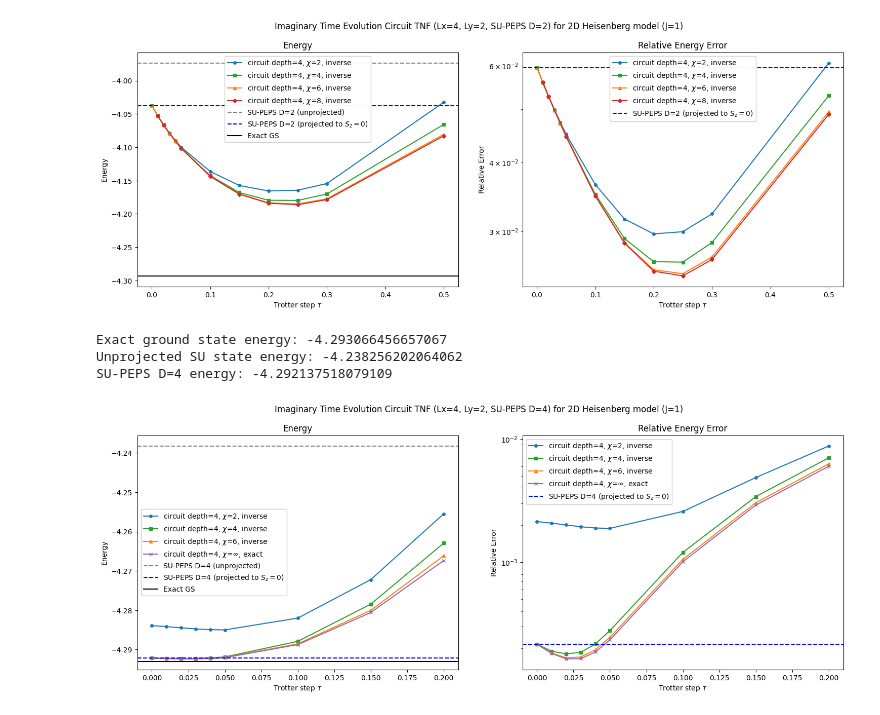
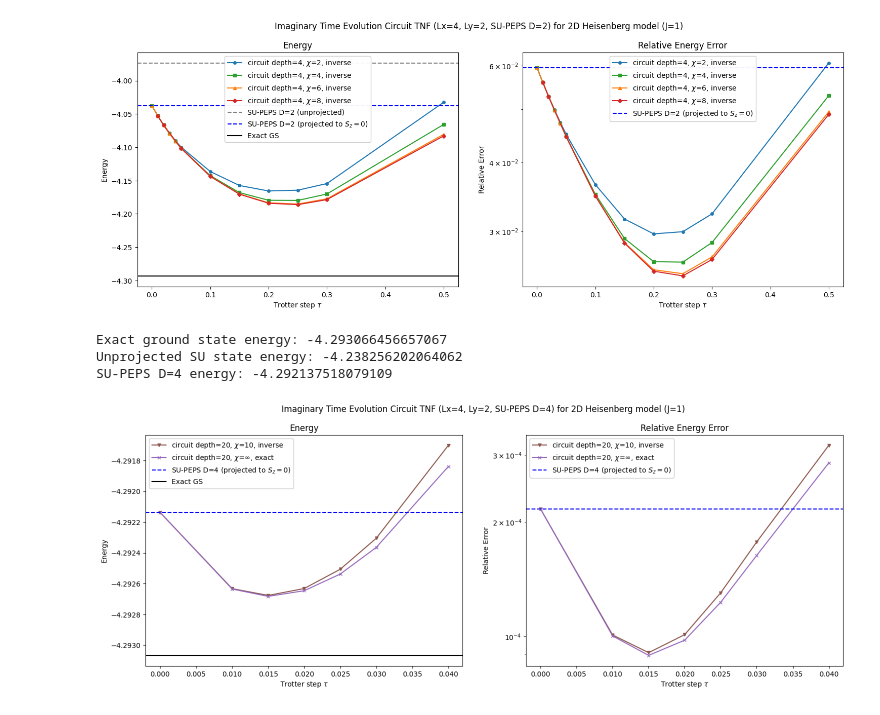
Before and after one commit to sjdu10/vmc_torch, a Jupyter notebook: vmc_torch/experiment/circuitTNF/plot2d.ipynb, the cells around one changed output. Drawn from its saved outputs; the diff is of its cells as text; code cells hidden in the pictures.

```diff
--- a/vmc_torch/experiment/circuitTNF/plot2d.ipynb
+++ b/vmc_torch/experiment/circuitTNF/plot2d.ipynb
@@ -196,8 +196,8 @@ for from_which in ['zmax']:
         max_bond = int(parts[5].split('=')[1])
         data_dict[(depth, tau, max_bond)] = Es
 
-    depth = 4
-    chis = [2, 4, 6, 8, -1]
+    depth = 20
+    chis = [2, 4, 6, 8, 10, -1]
     chi_symbol = {2: 'o', 4: 's', 6: '^', 8: 'D', -1: 'x', 10: 'v'}
     chi_colors = {2: 'tab:blue', 4: 'tab:green', 6: 'tab:orange', 8: 'tab:red', -1: 'tab:purple', 10: 'tab:brown'}
     direction_linestyles = {'spatial': '--', 'inverse': '-'}
@@ -230,32 +230,32 @@ for from_which in ['zmax']:
             ax[0].plot(taus, Es, label=rf'circuit depth={depth}, $\chi$={chi_legend}, {direction_legend}', marker=chi_symbol[chi], markersize=4, linestyle=direction_linestyles[direction], color=chi_colors[chi])
 
             # rel err
             rel_errs = np.abs((Es - exact_E) / exact_E)
             ax[1].plot(taus, rel_errs,  label=rf'circuit depth={depth}, $\chi$={chi_legend}, {direction_legend}', marker=chi_symbol[chi], markersize=4, linestyle=direction_linestyles[direction], color=chi_colors[chi])
 
         except ValueError:
             continue
 
 SU_E = -4.037483743834537 if D==2 else -4.292137518079109 if D==4 else None
 print(f'SU-PEPS D={D} energy: {SU_E}')
-ax[0].axhline(y=SU_E_raw, color='gray', linestyle='--', label=rf'SU-PEPS D={D} (unprojected)')
+# ax[0].axhline(y=SU_E_raw, color='gray', linestyle='--', label=rf'SU-PEPS D={D} (unprojected)')
 ax[0].axhline(y=SU_E, color='b', linestyle='--', label=rf'SU-PEPS D={D} (projected to $S_z=0$)')
 ax[0].axhline(y=exact_E, color='black', linestyle='-', label='Exact GS')
 ax[0].set_xlabel(r'Trotter step $\tau$')
 ax[0].set_ylabel('Energy')
 ax[0].set_title('Energy')
 ax[0].legend(framealpha=0.95)
 
 ax[1].axhline(y=abs((SU_E - exact_E)/exact_E), color='b', linestyle='--', label=f'SU-PEPS D={D} (projected to $S_z=0$)')
 ax[1].set_yscale('log')
 ax[1].set_xlabel(r'Trotter step $\tau$')
 ax[1].set_ylabel('Relative Error')
 ax[1].set_title('Relative Energy Error')
 ax[1].legend(framealpha=0.95)
 plt.suptitle(rf'Imaginary Time Evolution Circuit TNF (Lx={Lx}, Ly={Ly}, SU-PEPS D={D}) for 2D Heisenberg model (J=1)')
 plt.show()
 # %% [output]
 Exact ground state energy: -4.293066456657067
 Unprojected SU state energy: -4.238256202064062
 SU-PEPS D=4 energy: -4.292137518079109
-[figure, old version]
+[figure, new version]
```
Also changed, not shown: parts of 2 cells of this notebook, 8 other files.
